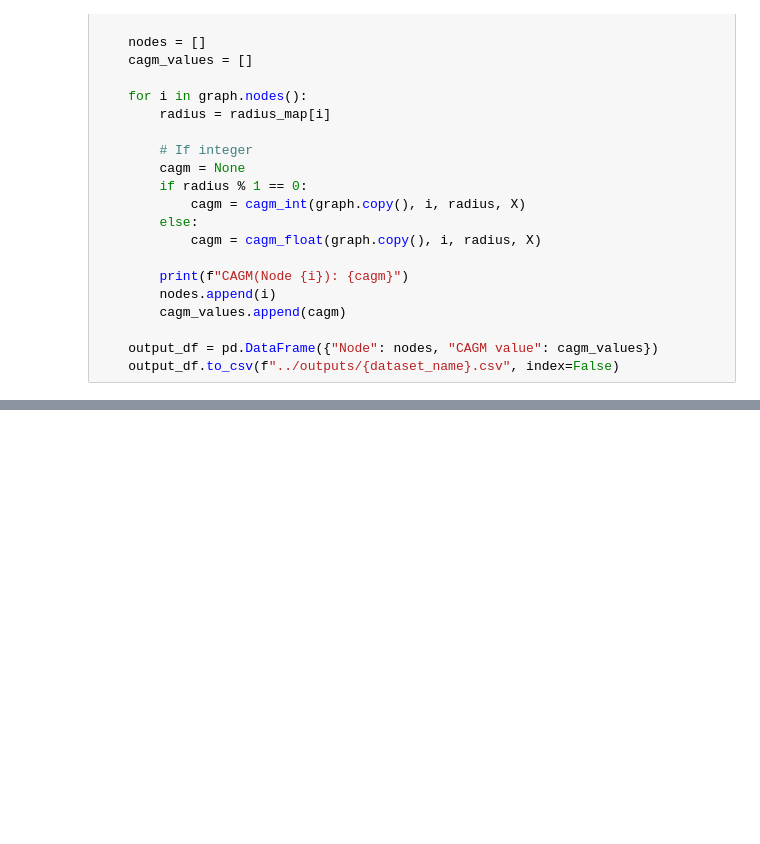
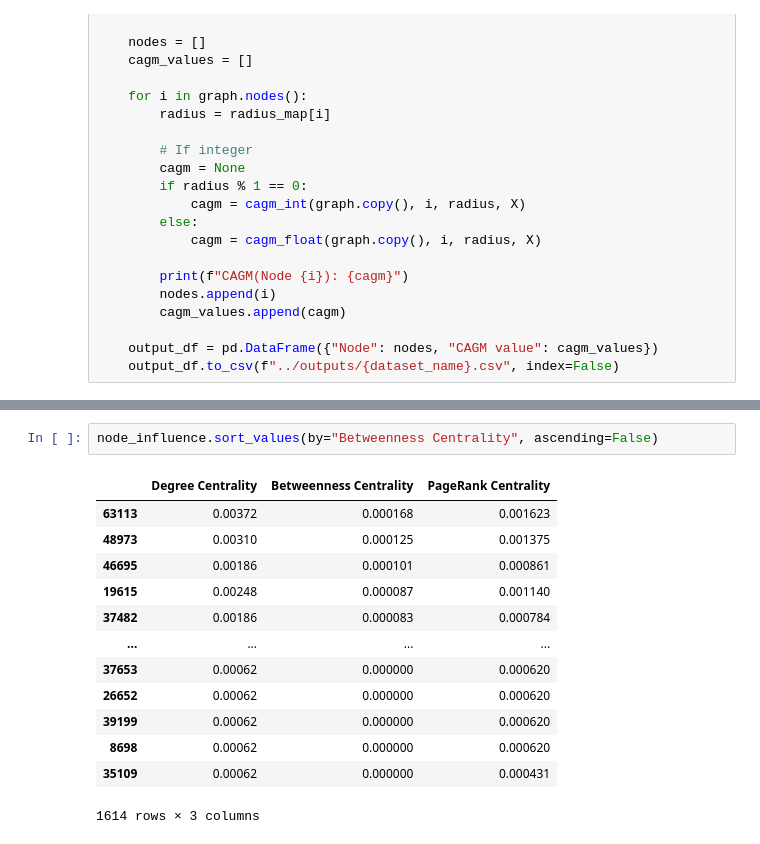
Before and after one commit to dhzdhd/CAGM, a Jupyter notebook: notebooks/main.ipynb, the cells around one changed output, grey strips where cells are left out. Saved outputs shown, nothing was run; the diff lists cells and outputs as text; blank space fills up the shorter version.

```diff
--- a/notebooks/main.ipynb
+++ b/notebooks/main.ipynb
@@ -347,0 +393,16 @@ CAGM(Node 60334): 1.5030234793752353
+# %%
+node_influence.sort_values(by="Betweenness Centrality", ascending=False)
+# %% [output]
+|  | Degree Centrality | Betweenness Centrality | PageRank Centrality |
+| 63113 | 0.00372 | 0.000168 | 0.001623 |
+| 48973 | 0.00310 | 0.000125 | 0.001375 |
+| 46695 | 0.00186 | 0.000101 | 0.000861 |
+| 19615 | 0.00248 | 0.000087 | 0.001140 |
+| 37482 | 0.00186 | 0.000083 | 0.000784 |
+| ... | ... | ... | ... |
+| 37653 | 0.00062 | 0.000000 | 0.000620 |
+| 26652 | 0.00062 | 0.000000 | 0.000620 |
+| 39199 | 0.00062 | 0.000000 | 0.000620 |
+| 8698 | 0.00062 | 0.000000 | 0.000620 |
+| 35109 | 0.00062 | 0.000000 | 0.000431 |
+1614 rows × 3 columns
```
Also changed, not shown: parts of 9 cells of this notebook, 2 other files.
